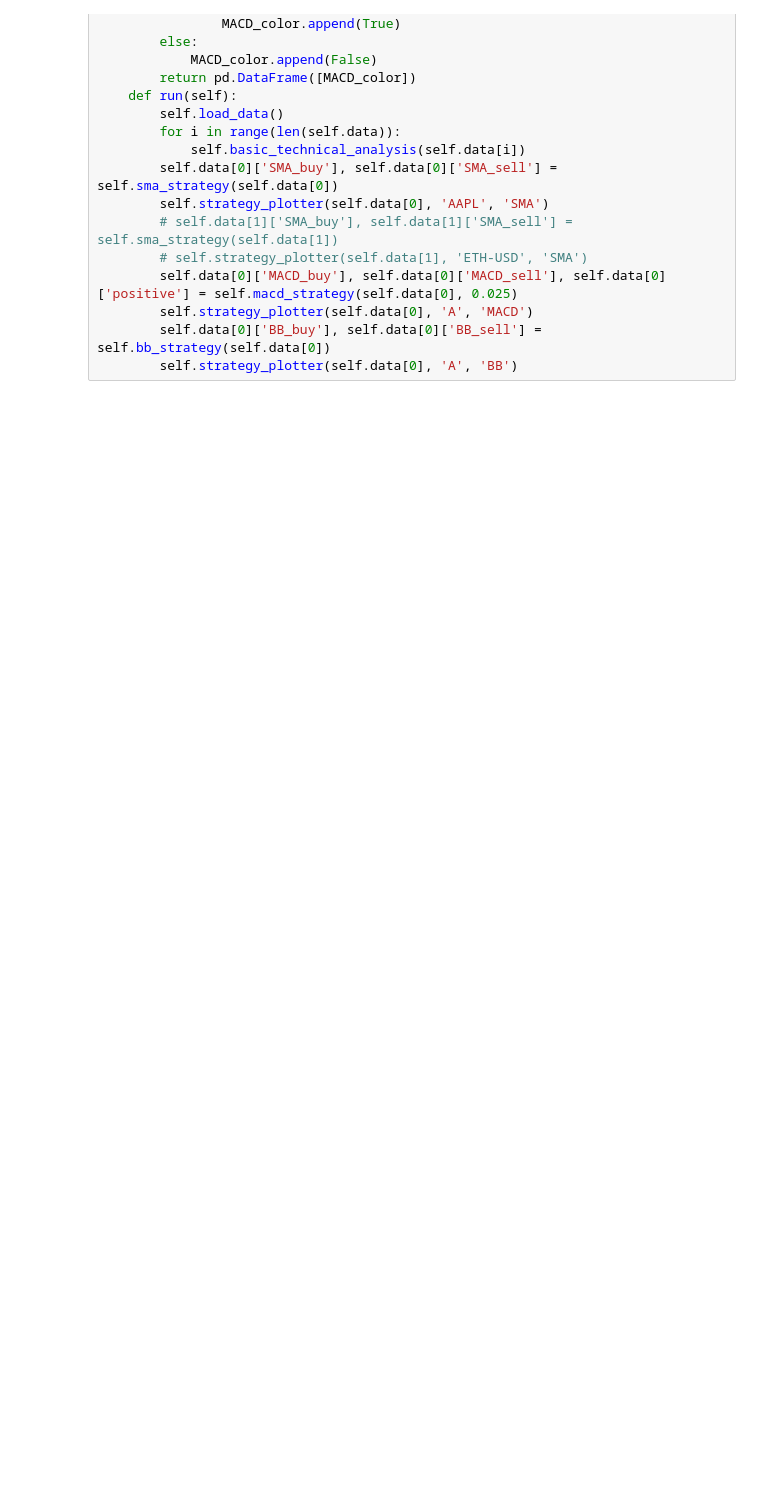
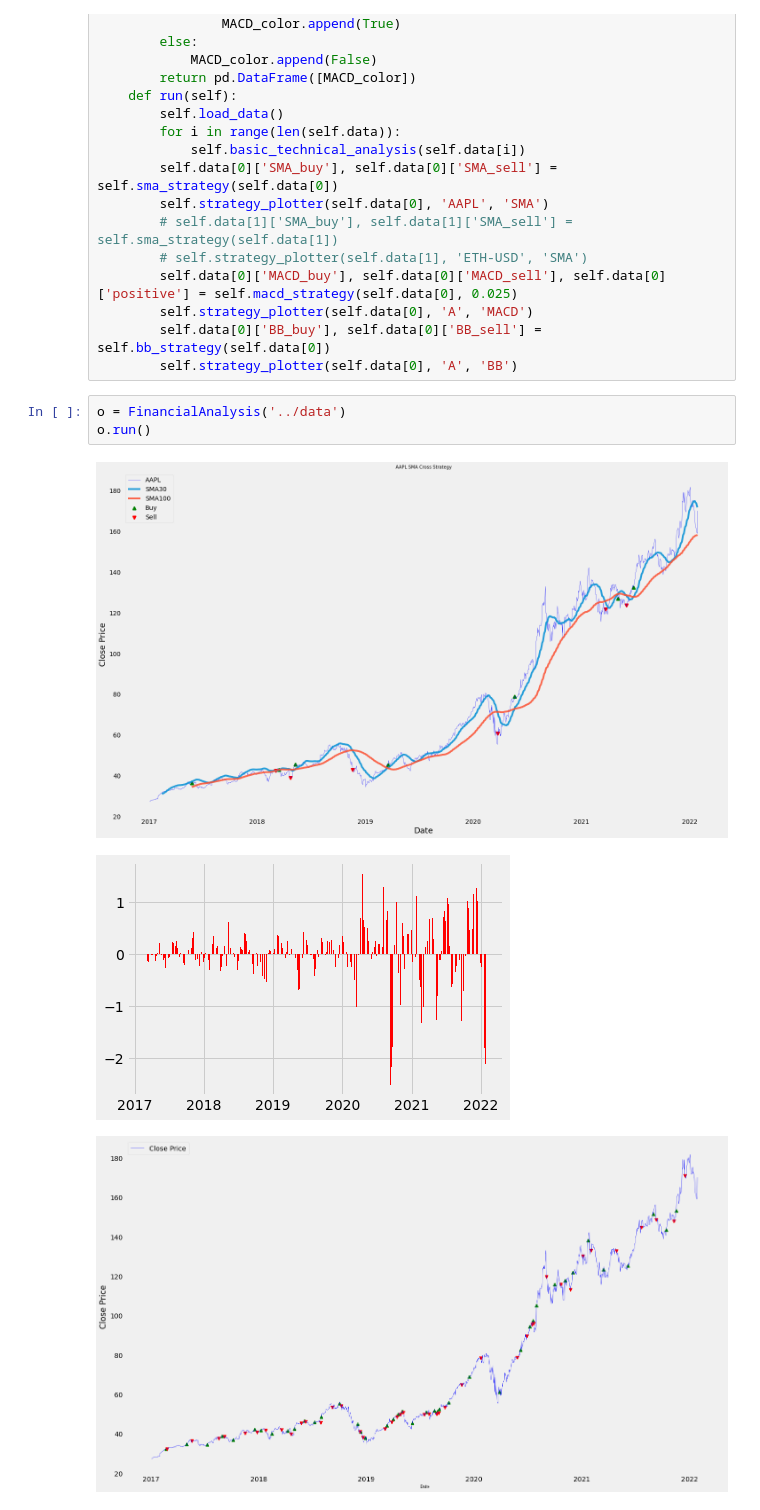
Before and after one commit to enisaras/RLOnEquities-Research, a Jupyter notebook: jupyter notebooks/financial_analysis.ipynb, the cells around one changed output. Saved outputs shown, nothing was run; the diff lists cells and outputs as text; blank space fills up the shorter version.

```diff
--- a/jupyter notebooks/financial_analysis.ipynb
+++ b/jupyter notebooks/financial_analysis.ipynb
@@ -210,3 +210,10 @@ class FinancialAnalysis:
         self.strategy_plotter(self.data[0], 'A', 'MACD')
         self.data[0]['BB_buy'], self.data[0]['BB_sell'] = self.bb_strategy(self.data[0])
         self.strategy_plotter(self.data[0], 'A', 'BB')
+# %%
+o = FinancialAnalysis('../data')
+o.run()
+# %% [output]
+[figure, added]
+[figure, added]
+[figure, added]
```
Also changed, not shown: parts of 1 cell of this notebook, 1 other file.
